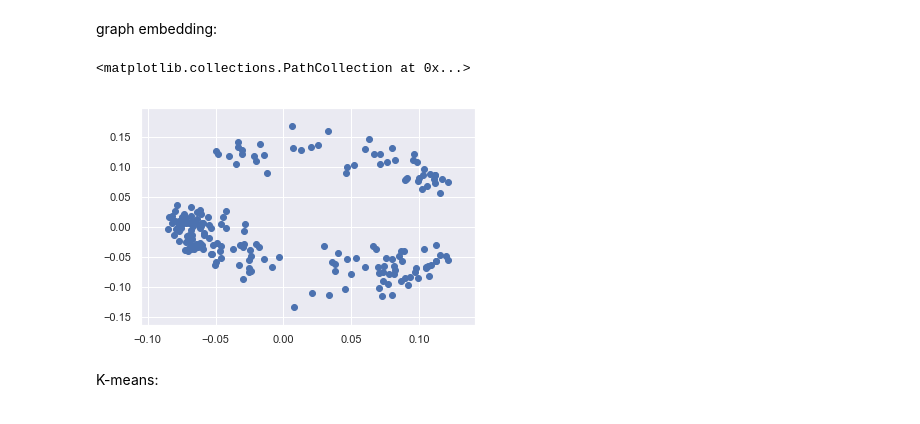
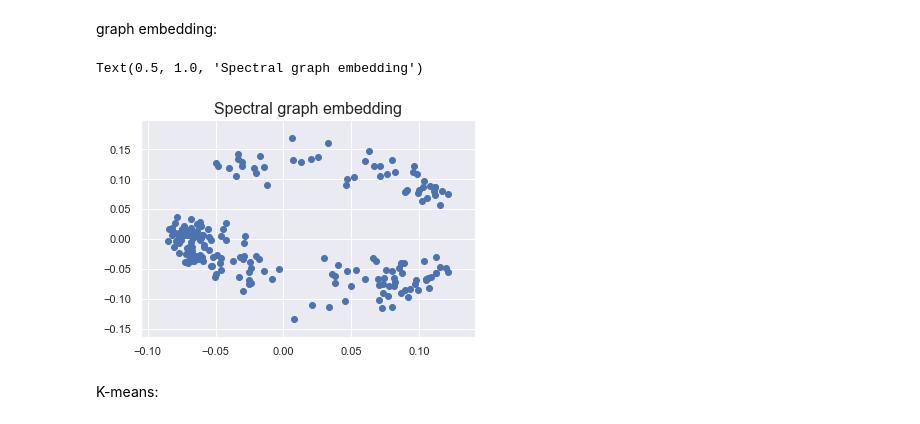
Before and after one commit to yusiZou/NTDS_project, a Jupyter notebook: code.ipynb, the cells around one changed output. Cells and saved outputs as stored; diff of their text form; code cells hidden in the pictures.

```diff
--- a/code.ipynb
+++ b/code.ipynb
@@ -334,12 +338,13 @@ eigenvalues, eigenvectors = sparse.linalg.eigsh(laplacian, k=3, which='SM')
 # %%
 sortID = np.argsort(eigenvalues)
 eigenvalues = eigenvalues[sortID]
 eigenvectors = eigenvectors[:,sortID]
 proj  = eigenvectors[:,1:3]
 plt.scatter(proj[:,0],proj[:,1])
+plt.title('Spectral graph embedding', size=16)
 # %% [output]
-<matplotlib.collections.PathCollection at 0x...>
+Text(0.5, 1.0, 'Spectral graph embedding')
-[figure, old version]
+[figure, new version]
 # %% [markdown]
 K-means:
 # %%
```
Also changed, not shown: parts of 4 cells of this notebook.
